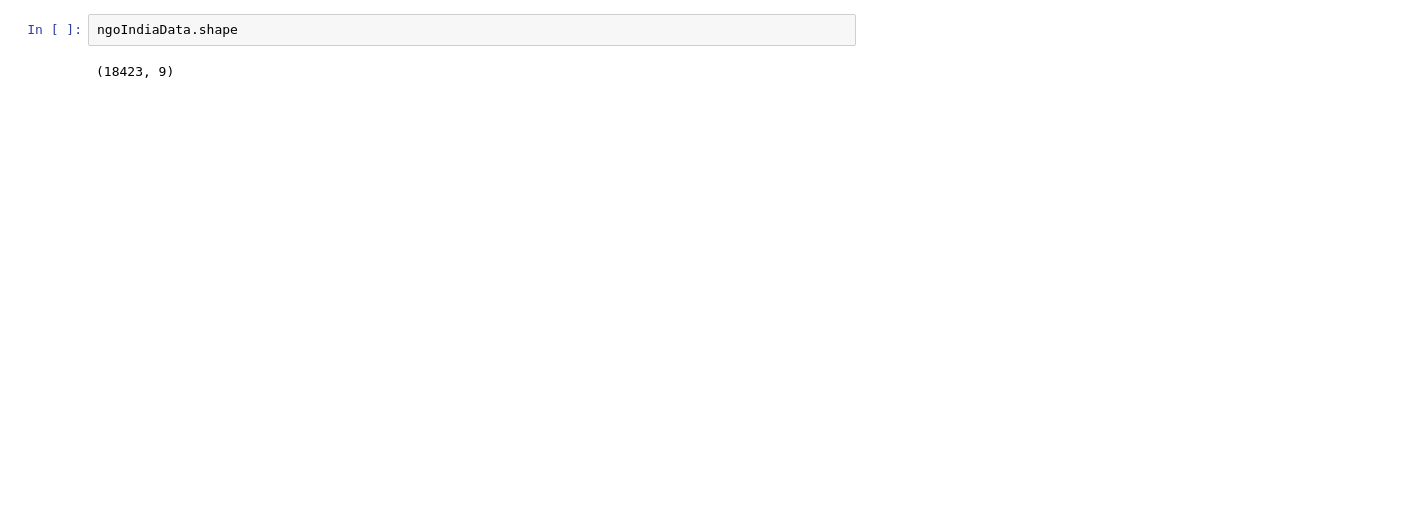
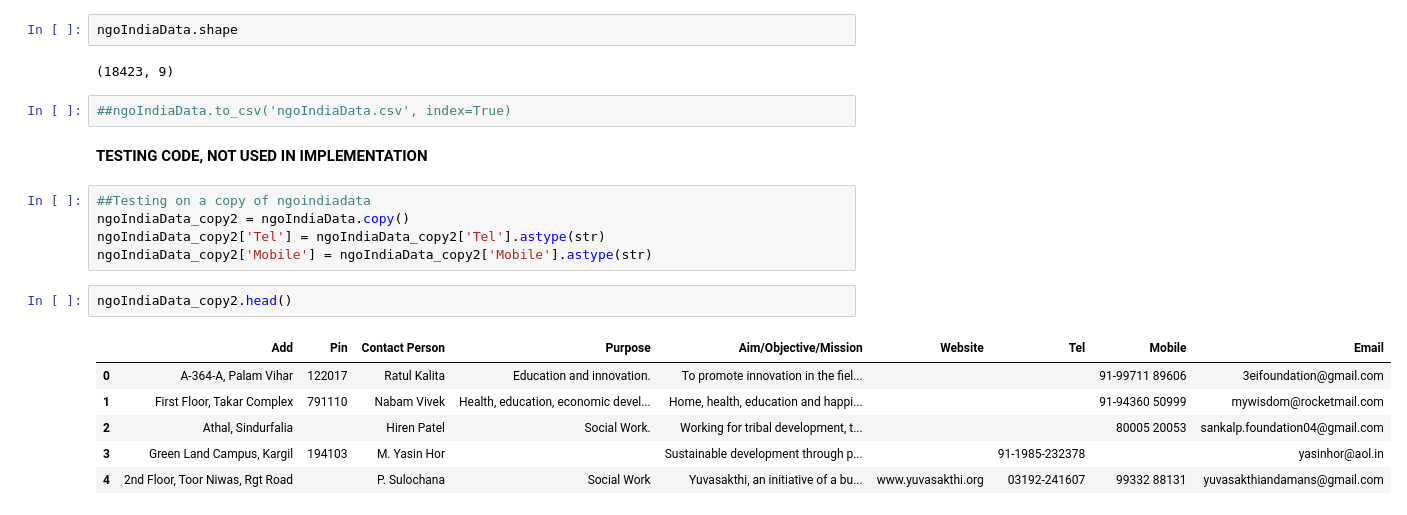
Before and after one commit to DaanMatch/webscrape, a Jupyter notebook: shayanNGOIndia/NGOIndiascraper/NGOIndiascraper/ngoIndia cleaning.ipynb, the cells around one changed output. Drawn from its saved outputs; the diff is of its cells as text; blank space fills up the shorter version.

Commit message:
NGO India notebook and csv for the cleaned data, potentially needs more cleaning

```diff
--- a/shayanNGOIndia/NGOIndiascraper/NGOIndiascraper/ngoIndia cleaning.ipynb
+++ b/shayanNGOIndia/NGOIndiascraper/NGOIndiascraper/ngoIndia cleaning.ipynb
@@ -78,3 +80,21 @@ ngoIndiaData.head(20)
 ngoIndiaData.shape
 # %% [output]
 (18423, 9)
+# %%
+##ngoIndiaData.to_csv('ngoIndiaData.csv', index=True)
+# %% [markdown]
+**TESTING CODE, NOT USED IN IMPLEMENTATION**
+# %%
+##Testing on a copy of ngoindiadata
+ngoIndiaData_copy2 = ngoIndiaData.copy()
+ngoIndiaData_copy2['Tel'] = ngoIndiaData_copy2['Tel'].astype(str)
+ngoIndiaData_copy2['Mobile'] = ngoIndiaData_copy2['Mobile'].astype(str)
+# %%
+ngoIndiaData_copy2.head()
+# %% [output]
+|  | Add | Pin | Contact Person | Purpose | Aim/Objective/Mission | Website | Tel | Mobile | Email |
+| 0 | A-364-A, Palam Vihar | 122017 | Ratul Kalita | Education and innovation. | To promote innovation in the fiel... |  |  | 91-99711 89606 | 3eifoundation@gmail.com |
+| 1 | First Floor, Takar Complex | 791110 | Nabam Vivek | Health, education, economic devel... | Home, health, education and happi... |  |  | 91-94360 50999 | mywisdom@rocketmail.com |
+| 2 | Athal, Sindurfalia |  | Hiren Patel | Social Work. | Working for tribal development, t... |  |  | 80005 20053 | sankalp.foundation04@gmail.com |
+| 3 | Green Land Campus, Kargil | 194103 | M. Yasin Hor |  | Sustainable development through p... |  | 91-1985-232378 |  | yasinhor@aol.in |
+| 4 | 2nd Floor, Toor Niwas, Rgt Road |  | P. Sulochana | Social Work | Yuvasakthi, an initiative of a bu... | www.yuvasakthi.org | 03192-241607 | 99332 88131 | yuvasakthiandamans@gmail.com |
```
Also changed, not shown: parts of 17 cells of this notebook, 2 other files.
